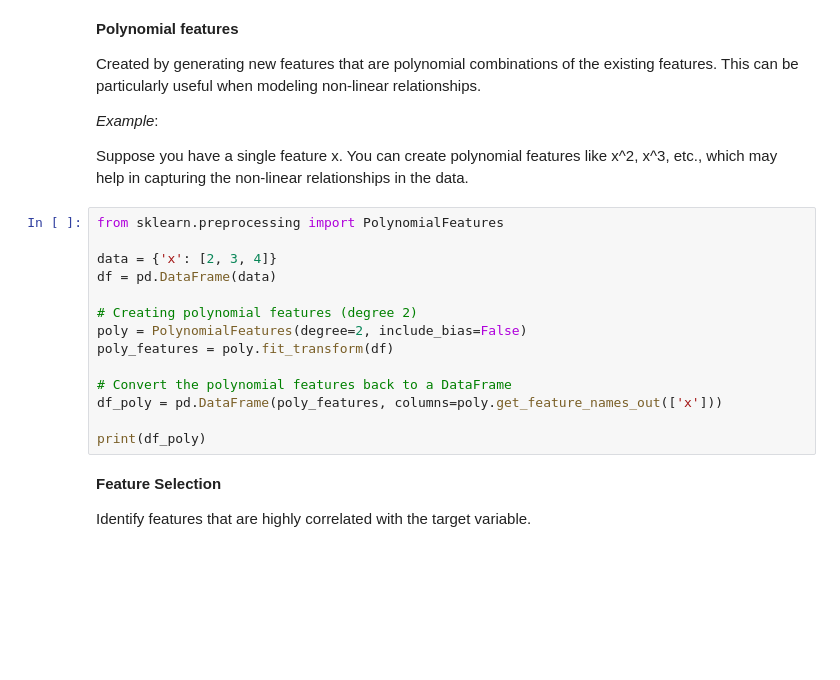
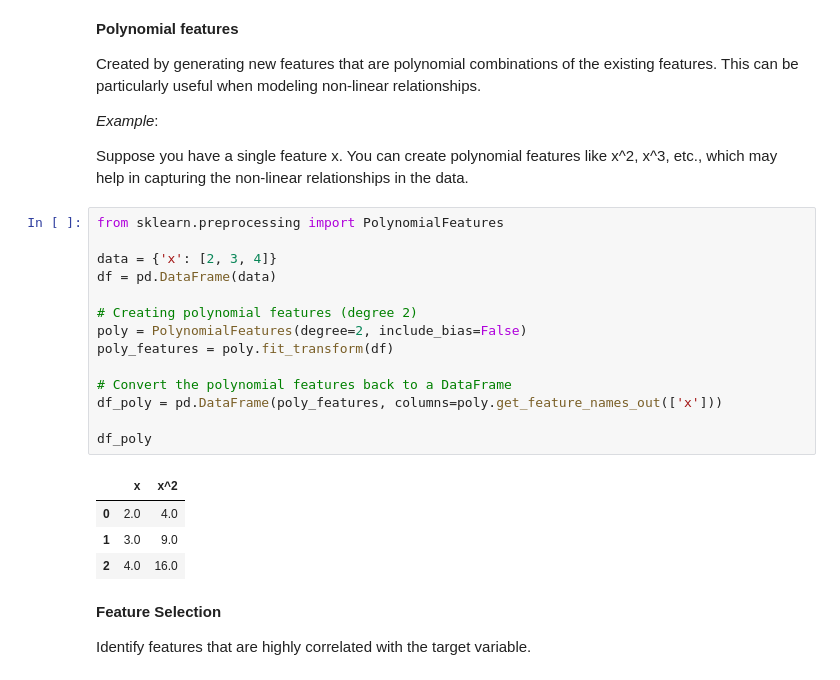
Before and after one commit to chnu-sci-tech/intellectual-data-analysis, a Jupyter notebook: src/111_data_processing.ipynb, the cells around one changed output. Saved outputs shown, nothing was run; the diff lists cells and outputs as text; blank space fills up the shorter version.

```diff
--- a/src/111_data_processing.ipynb
+++ b/src/111_data_processing.ipynb
@@ -261,17 +371,22 @@ Suppose you have a single feature x. You can create polynomial features like x^2
 # %%
 from sklearn.preprocessing import PolynomialFeatures
 
 data = {'x': [2, 3, 4]}
 df = pd.DataFrame(data)
 
 # Creating polynomial features (degree 2)
 poly = PolynomialFeatures(degree=2, include_bias=False)
 poly_features = poly.fit_transform(df)
 
 # Convert the polynomial features back to a DataFrame
 df_poly = pd.DataFrame(poly_features, columns=poly.get_feature_names_out(['x']))
 
-print(df_poly)
+df_poly
+# %% [output]
+|  | x | x^2 |
+| 0 | 2.0 | 4.0 |
+| 1 | 3.0 | 9.0 |
+| 2 | 4.0 | 16.0 |
 # %% [markdown]
 **Feature Selection**
 
```
Also changed, not shown: parts of 12 cells of this notebook, 2 other files.
